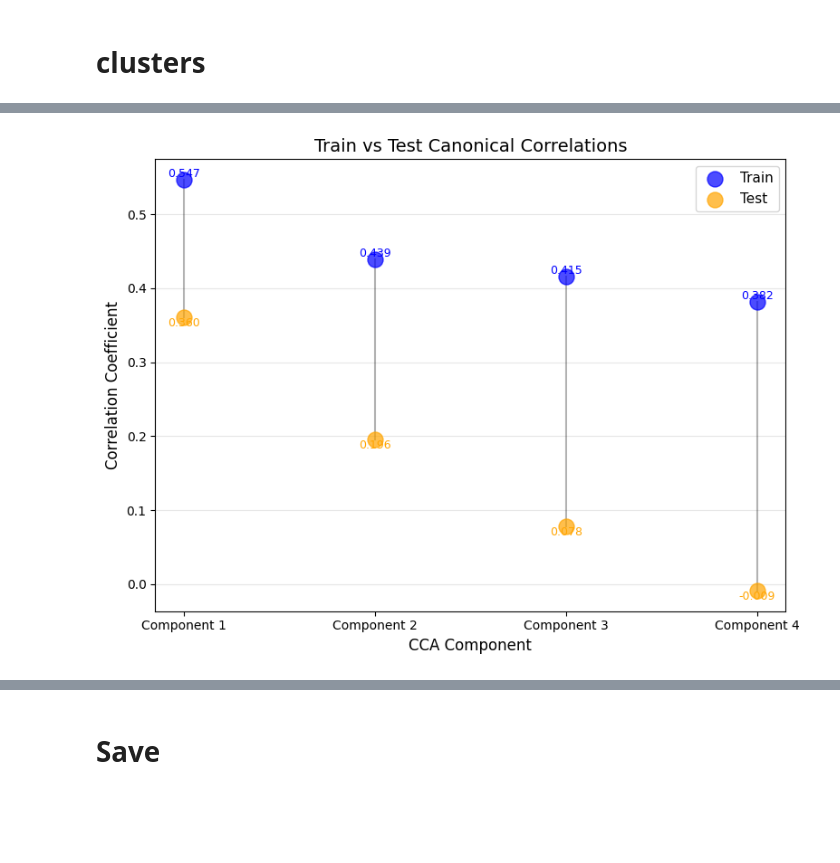
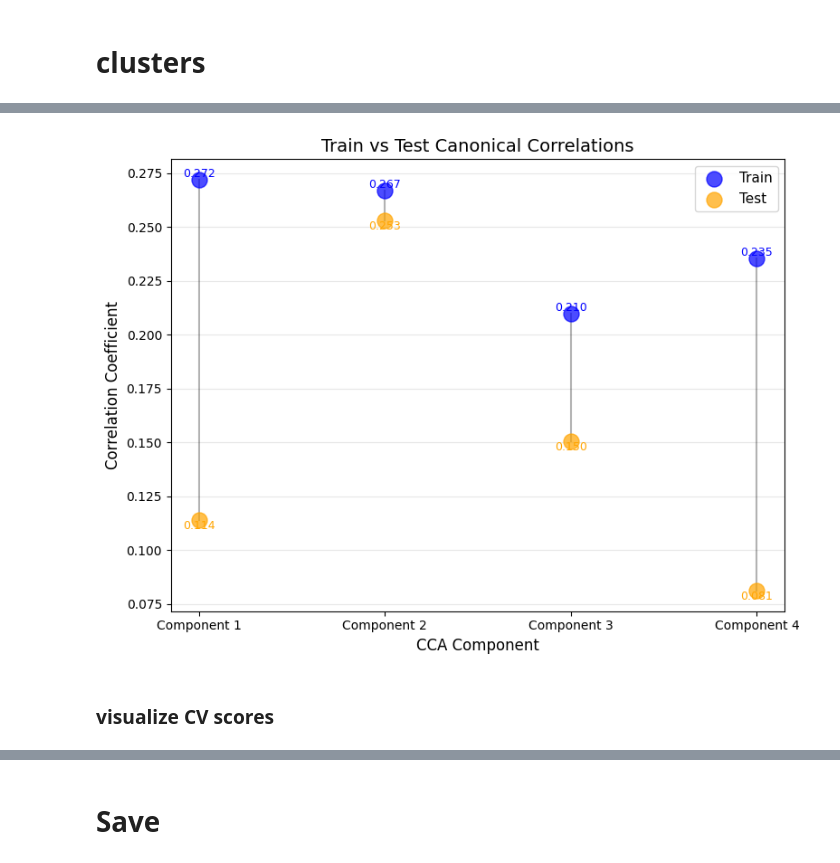
Before and after one commit to YifanZ94/Bio_CRC, a Jupyter notebook: Data processing/4_TCR_embedings.ipynb, the cells around one changed output, grey strips where cells are left out. Saved outputs shown, nothing was run; the diff lists cells and outputs as text; code cells hidden in the pictures; blank space fills up the shorter version.

```diff
--- a/Data processing/4_TCR_embedings.ipynb
+++ b/Data processing/4_TCR_embedings.ipynb
@@ -106,0 +65,3 @@ VJ_1_v_call: 105 unique categories + 1 unknown = 106 dimensions
+# %%
+mdata['gex'].obs['Tissue_group'] = mdata['gex'].obs['tissue'].apply(lambda x: 'CNS' if x == 'CNS' else 'non-CNS')
+mdata['gex'].obs['Tissue_group'].value_counts()
@@ -107,2 +75,8 @@ VJ_1_v_call: 105 unique categories + 1 unknown = 106 dimensions
+# %%
+min_clone = 1
+mdata_sets = {'all': mdata,
+            'cloned': mdata_cloned,
+            'one_in_each_clone': mdata_cloned_oneCell}
+mdata_sub = mdata_sets['cloned']
 # %% [markdown]
 # Subsets
@@ -109,4 +108,5 @@ VJ_1_v_call: 105 unique categories + 1 unknown = 106 dimensions
 # %% [markdown]
 #### only cloned TCRs
 # %%
-mdata_cloned = mdata[mdata['airr'].obs['clone_id_size'].fillna(0).astype('int') > 1].copy()
+mdata_cloned = mdata[mdata['airr'].obs['clone_id_size'].fillna(0).astype('int') > min_clone].copy()
+mdata_cloned['airr'].obs['GSE'].value_counts()
@@ -625,7 +335,9 @@ print(f"Train set: {view_gene_train.shape[0]} samples")
 print(f"Test set: {view_gene_test.shape[0]} samples")
 
 # Fit CCA on train set
-cca = CCA(n_components=4)
+# cca = CCA(n_components=4)
+cca = TCR_embedings.rCCA(n_components=4, alpha_x=1, alpha_y=10,)
+
 view_gene_c_train, view_tcr_c_train = cca.fit_transform(view_gene_train, view_tcr_train)
 
 # Transform test set using fitted CCA
@@ -635,6 +347,7 @@ print(f"\nTrain canonical variates shape: {view_gene_c_train.shape}")
 print(f"Test canonical variates shape: {view_gene_c_test.shape}")
 
 # Combine for full dataset storage
+
 view_gene_c = np.zeros((mdata.n_obs, 4))
 view_tcr_c = np.zeros((mdata.n_obs, 4))
 view_gene_c[train_mask] = view_gene_c_train
@@ -698,36 +378,9 @@ Component 4      0.3820          -0.0087         0.3907
 # %%
-# Visualize correlation comparison with vertically aligned dots
-fig, ax = plt.subplots(figsize=(8, 6))
-
-x = np.arange(len(correlations_train))
-
-# Plot dots for train and test
-ax.scatter(x, correlations_train, s=150, c='blue', alpha=0.7, label='Train', zorder=3)
-ax.scatter(x, correlations_test, s=150, c='orange', alpha=0.7, label='Test', zorder=3)
-
-# Connect train and test dots with lines
-for i in range(len(correlations_train)):
-    ax.plot([i, i], [correlations_train[i], correlations_test[i]],
-            'k-', alpha=0.3, linewidth=1.5, zorder=2)
-
-ax.set_xlabel('CCA Component', fontsize=12)
-ax.set_ylabel('Correlation Coefficient', fontsize=12)
-ax.set_title('Train vs Test Canonical Correlations', fontsize=14)
-ax.set_xticks(x)
-ax.set_xticklabels([f'Component {i+1}' for i in range(len(correlations_train))])
-ax.legend(fontsize=11)
-ax.grid(alpha=0.3, axis='y')
-# ax.set_ylim(0, max(max(correlations_train), max(correlations_test)) * 1.1)
-
-# Add value labels
-for i, (train_val, test_val) in enumerate(zip(correlations_train, correlations_test)):
-    ax.text(i, train_val, f'{train_val:.3f}', ha='center', va='bottom', fontsize=9, color='blue')
-    ax.text(i, test_val, f'{test_val:.3f}', ha='center', va='top', fontsize=9, color='orange')
-
-plt.tight_layout()
-plt.show()
+TCR_embedings.plot_train_test_corr(corr_train, corr_test)
 # %% [output]
-[figure, old version]
+[figure, new version]
+# %% [markdown]
+### visualize CV scores
 # %%
 sc.pl.embedding(mdata["gex"], basis = gene_Umap, neighbors_key = 'neighbors_harmony',
             color= cv_list, ncols=2,)
```
Also changed, not shown: parts of 70 cells of this notebook, 1 other file.
